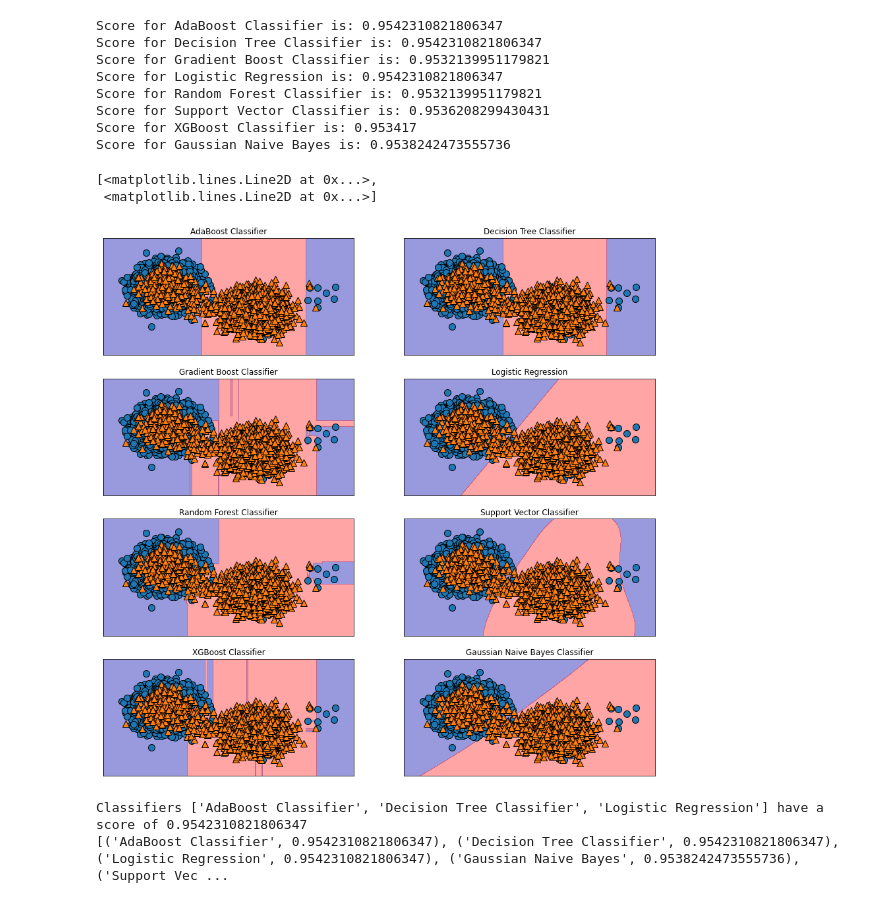
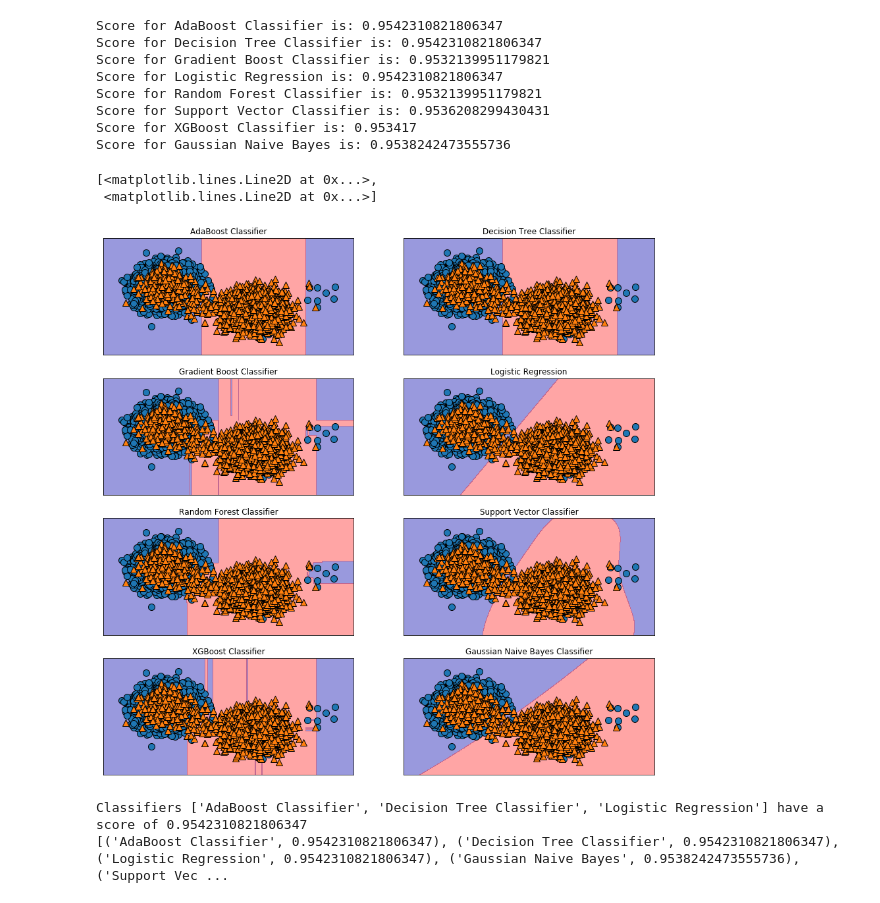
Before and after one commit to Raijeku/PI2, a Jupyter notebook: model_selection.ipynb, the cells around one changed output. Drawn from its saved outputs; the diff is of its cells as text; code cells hidden in the pictures.

```diff
--- a/model_selection.ipynb
+++ b/model_selection.ipynb
@@ -69,7 +84,7 @@ mglearn.discrete_scatter(X_train[:,0],X_train[:,1],y_train,ax=axs[0, 0])
 dtc = DecisionTreeClassifier(max_depth=2, random_state=0)
 dtc.fit(X_train, y_train)
 print('Score for Decision Tree Classifier is:',dtc.score(X_test,y_test))
-mglearn.plots.plot_2d_separator(clf,X_train,fill=True,alpha=.4,ax=axs[0, 1])
+mglearn.plots.plot_2d_separator(dtc,X_train,fill=True,alpha=.4,ax=axs[0, 1])
 mglearn.discrete_scatter(X_train[:,0],X_train[:,1],y_train,ax=axs[0, 1])
 
 gbc = GradientBoostingClassifier(n_estimators=40, max_depth=3)
@@ -95,34 +110,34 @@ svc.fit(X_train, y_train)
 print('Score for Support Vector Classifier is:',svc.score(X_test,y_test))
 mglearn.plots.plot_2d_separator(svc,X_train,fill=True,alpha=.4,ax=axs[2, 1])
 mglearn.discrete_scatter(X_train[:,0],X_train[:,1],y_train,ax=axs[2, 1])
 
 params = {'objective':'binary:logistic', 'eta':1, 'max_depth':6, 'n_estimators':4}
 xgboost = xgb.XGBClassifier(**params)
 xgboost.fit(X_train, y_train,
         eval_set=[(X_test, y_test)],
         verbose=False)
 evals_result = xgboost.evals_result()
 print('Score for XGBoost Classifier is:',1-evals_result['validation_0']['error'][np.asarray(evals_result['validation_0']['error']).argmin()])
 mglearn.plots.plot_2d_separator(xgboost,X_train,fill=True,alpha=.4,ax=axs[3, 0])
 mglearn.discrete_scatter(X_train[:,0],X_train[:,1],y_train,ax=axs[3, 0])
 
 gnb = GaussianNB()
 gnb.fit(X_train, y_train)
 print('Score for Gaussian Naive Bayes is:',gnb.score(X_test,y_test))
 mglearn.plots.plot_2d_separator(gnb,X_train,fill=True,alpha=.4,ax=axs[3, 1])
 mglearn.discrete_scatter(X_train[:,0],X_train[:,1],y_train,ax=axs[3, 1])
 # %% [output]
 Score for AdaBoost Classifier is: 0.9542310821806347
 Score for Decision Tree Classifier is: 0.9542310821806347
 Score for Gradient Boost Classifier is: 0.9532139951179821
 Score for Logistic Regression is: 0.9542310821806347
 Score for Random Forest Classifier is: 0.9532139951179821
 Score for Support Vector Classifier is: 0.9536208299430431
 Score for XGBoost Classifier is: 0.953417
 Score for Gaussian Naive Bayes is: 0.9538242473555736
 [<matplotlib.lines.Line2D at 0x...>,
  <matplotlib.lines.Line2D at 0x...>]
-[figure, old version]
+[figure, new version]
 # %%
 scores = {}
 scores['AdaBoost Classifier'] = abc.score(X_test,y_test)
```
Also changed, not shown: parts of 10 cells of this notebook, 8 other files.
